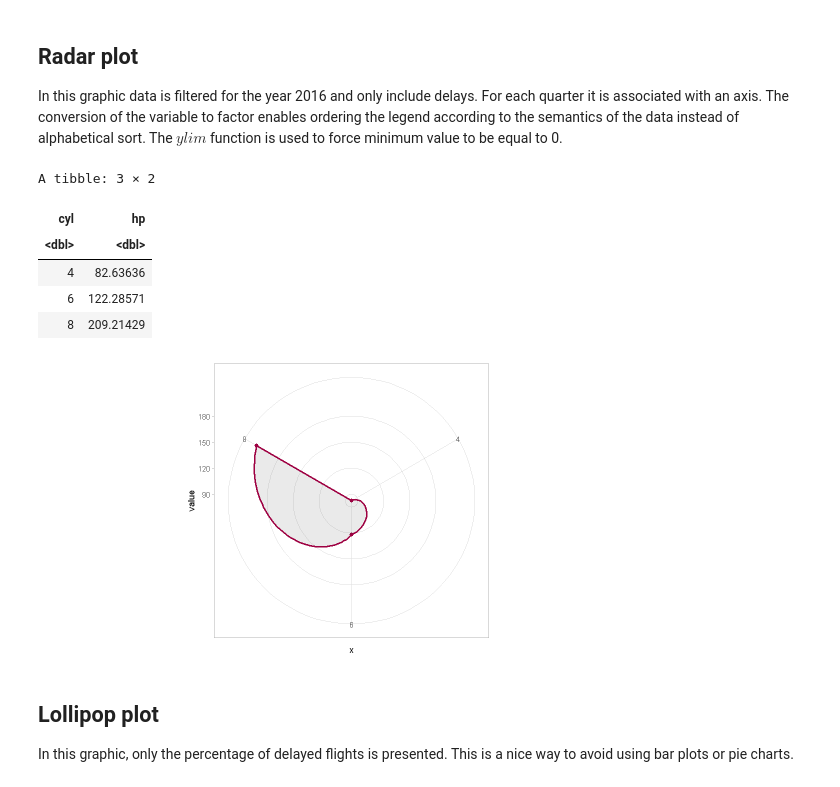
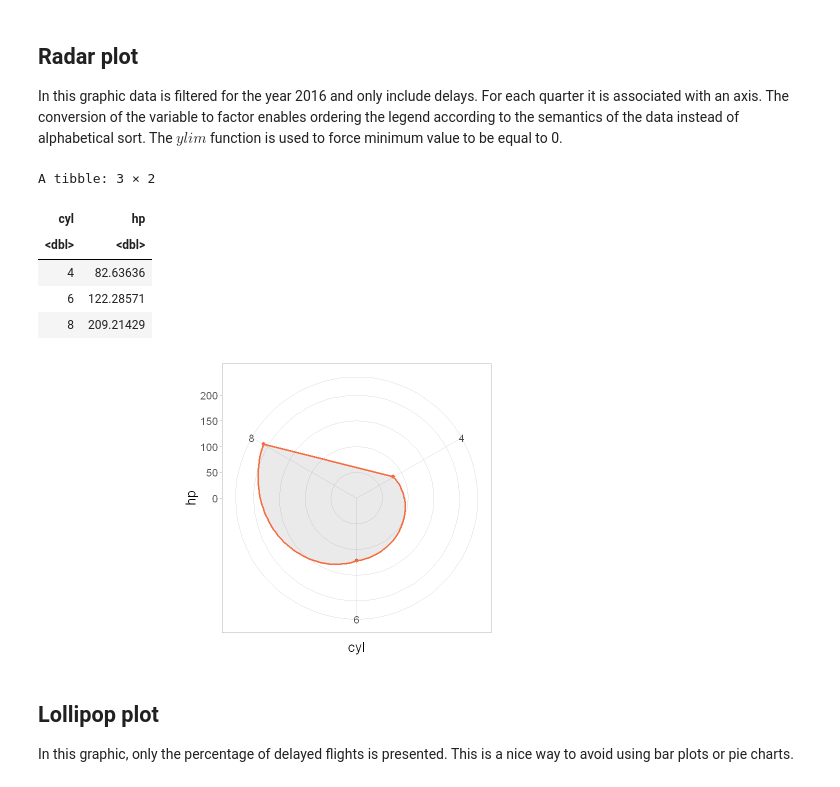
Before and after one commit to eogasawara/mylibrary, a Jupyter notebook: Graphic.ipynb, the cells around one changed output. Cells and saved outputs as stored; diff of their text form; code cells hidden in the pictures.

```diff
--- a/Graphic.ipynb
+++ b/Graphic.ipynb
@@ -247,11 +226,8 @@ For each quarter it is associated with an axis.
 The conversion of the variable to factor enables ordering the legend according to the semantics of the data instead of alphabetical sort.
 The $ylim$ function is used to force minimum value to be equal to 0.
 # %%
-  series <- mtcars %>% group_by(cyl) %>% summarize(hp = mean(hp))
+series <- mtcars %>% group_by(cyl) %>% summarize(hp = mean(hp))
 head(series)
-  grf <- plot.radar(series, colors=col_set[1])
-#grf <- grf + ylim(0, 200)
-  plot(grf)
 # %% [output]
 A tibble: 3 × 2
 | cyl | hp |
@@ -259,7 +235,13 @@ A tibble: 3 × 2
 | 4 | 82.63636 |
 | 6 | 122.28571 |
 | 8 | 209.21429 |
-[figure, removed]
+# %%
+grf <- plot.radar(series, colors=colors[1])
+grf <- grf + ylim(0, NA)
+grf <- grf + theme(text = element_text(size=16))
+plot(grf)
+# %% [output]
+[figure, added]
 # %% [markdown]
 ## Lollipop plot
 
```
Also changed, not shown: parts of 20 cells of this notebook, 2 other files.
